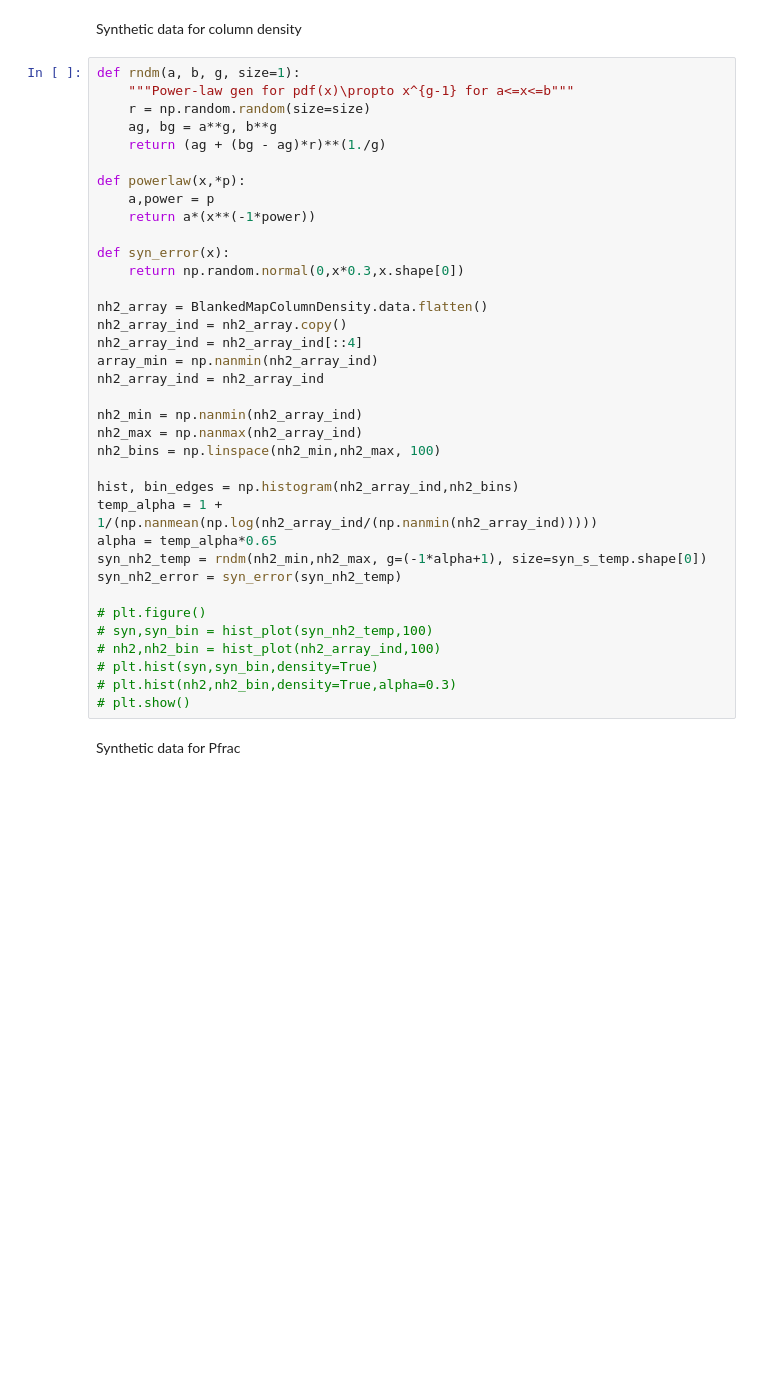
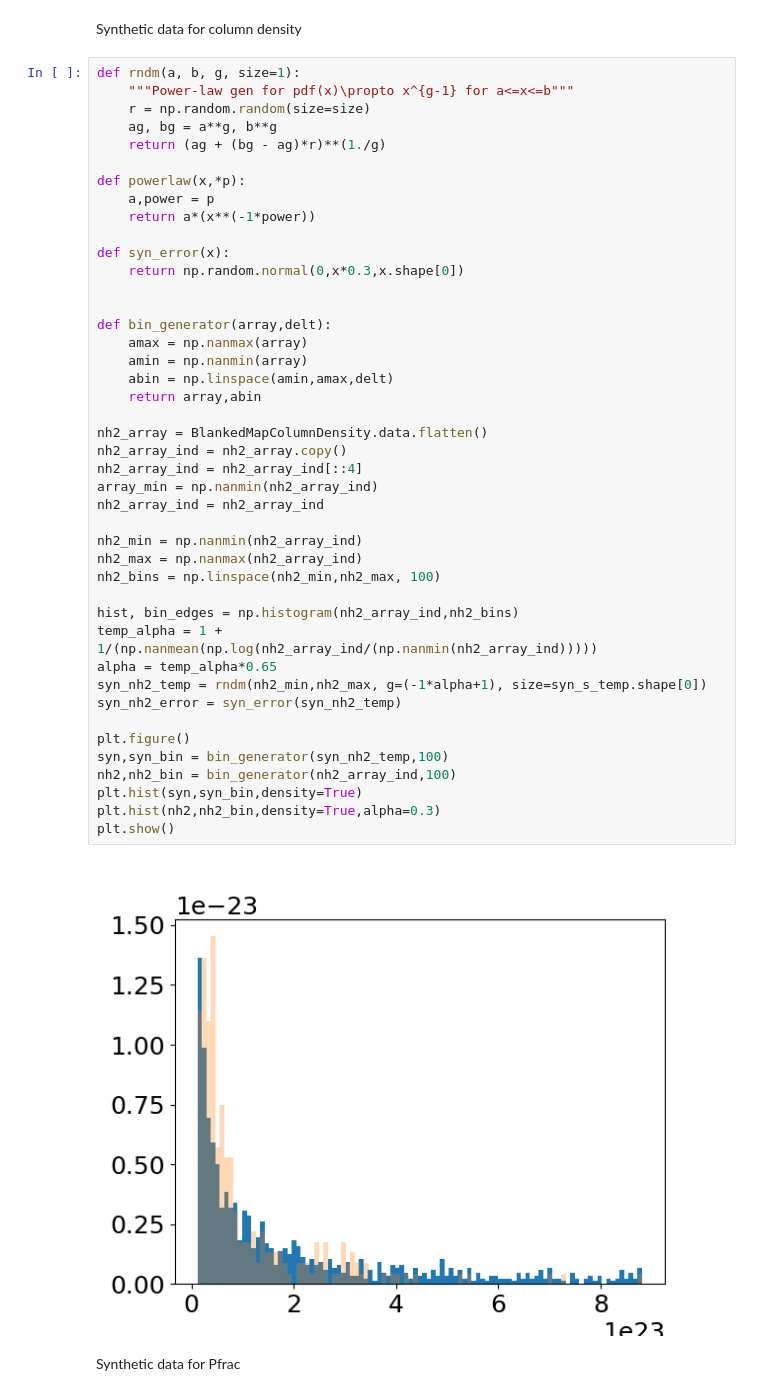
Before and after one commit to Siddharth3-14/Internship-MIT, a Jupyter notebook: bootstrap.ipynb, the cells around one changed output. Cells and saved outputs as stored; diff of their text form; blank space fills up the shorter version.

```diff
--- a/bootstrap.ipynb
+++ b/bootstrap.ipynb
@@ -419,39 +297,48 @@ Synthetic data for column density
 # %%
 def rndm(a, b, g, size=1):
     """Power-law gen for pdf(x)\propto x^{g-1} for a<=x<=b"""
     r = np.random.random(size=size)
     ag, bg = a**g, b**g
     return (ag + (bg - ag)*r)**(1./g)
 
 def powerlaw(x,*p):
     a,power = p
     return a*(x**(-1*power))
 
 def syn_error(x):
     return np.random.normal(0,x*0.3,x.shape[0])
+
+
+def bin_generator(array,delt):
+    amax = np.nanmax(array)
+    amin = np.nanmin(array)
+    abin = np.linspace(amin,amax,delt)
+    return array,abin
 
 nh2_array = BlankedMapColumnDensity.data.flatten()
 nh2_array_ind = nh2_array.copy()
 nh2_array_ind = nh2_array_ind[::4]
 array_min = np.nanmin(nh2_array_ind)
 nh2_array_ind = nh2_array_ind
 
 nh2_min = np.nanmin(nh2_array_ind)
 nh2_max = np.nanmax(nh2_array_ind)
 nh2_bins = np.linspace(nh2_min,nh2_max, 100)
 
 hist, bin_edges = np.histogram(nh2_array_ind,nh2_bins)
 temp_alpha = 1 + 1/(np.nanmean(np.log(nh2_array_ind/(np.nanmin(nh2_array_ind)))))
 alpha = temp_alpha*0.65
 syn_nh2_temp = rndm(nh2_min,nh2_max, g=(-1*alpha+1), size=syn_s_temp.shape[0])
 syn_nh2_error = syn_error(syn_nh2_temp)
 
-# plt.figure()
-# syn,syn_bin = hist_plot(syn_nh2_temp,100)
-# nh2,nh2_bin = hist_plot(nh2_array_ind,100)
-# plt.hist(syn,syn_bin,density=True)
-# plt.hist(nh2,nh2_bin,density=True,alpha=0.3)
-# plt.show()
+plt.figure()
+syn,syn_bin = bin_generator(syn_nh2_temp,100)
+nh2,nh2_bin = bin_generator(nh2_array_ind,100)
+plt.hist(syn,syn_bin,density=True)
+plt.hist(nh2,nh2_bin,density=True,alpha=0.3)
+plt.show()
+# %% [output]
+[figure, added]
 # %% [markdown]
 Synthetic data for Pfrac
 # %%
```
Also changed, not shown: parts of 8 cells of this notebook, 2 other files.
